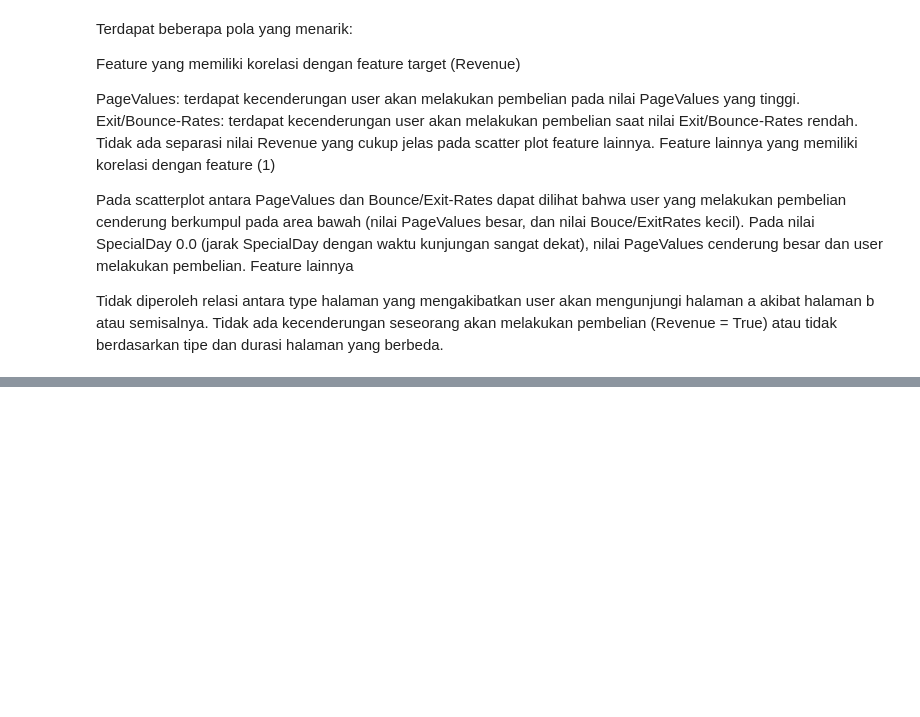
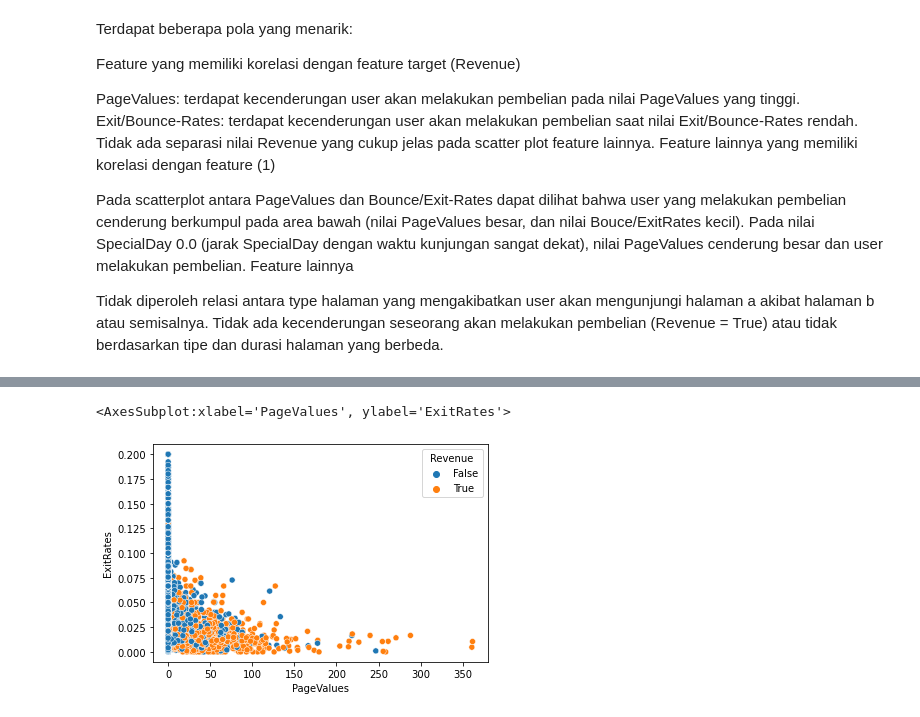
Before and after one commit to angnvi/Ijo-Lumut, a Jupyter notebook: EDA - Multivariate Analysis.ipynb, the cells around one changed output, grey strips where cells are left out. Cells and saved outputs as stored; diff of their text form; code cells hidden in the pictures; blank space fills up the shorter version.

```diff
--- a/EDA - Multivariate Analysis.ipynb
+++ b/EDA - Multivariate Analysis.ipynb
@@ -85,0 +156,6 @@ Tidak ada kecenderungan seseorang akan melakukan pembelian (Revenue = True) atau
+# %%
+# (c) PageValues dan ExitRates per-Revenue
+sns.scatterplot(data = df, x = 'PageValues', y = 'ExitRates', hue = 'Revenue')
+# %% [output]
+<AxesSubplot:xlabel='PageValues', ylabel='ExitRates'>
+[figure, added]
```
Also changed, not shown: parts of 33 cells of this notebook, 2 other files.
